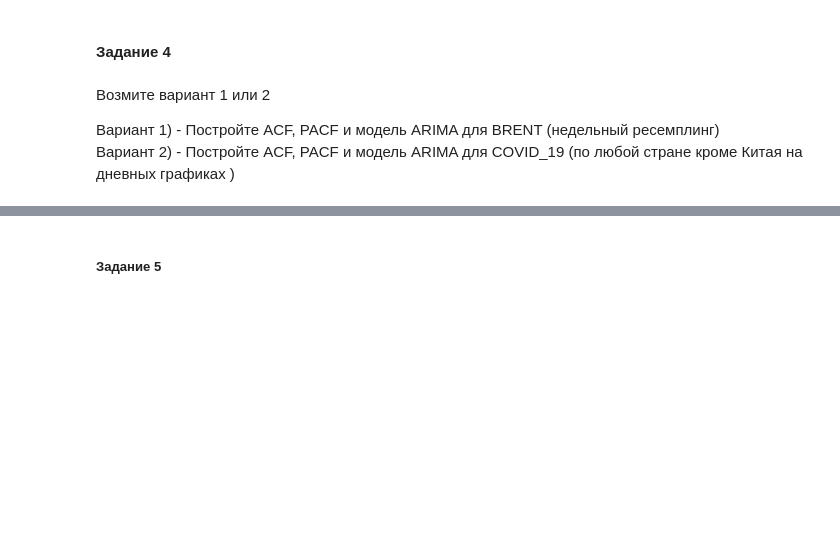
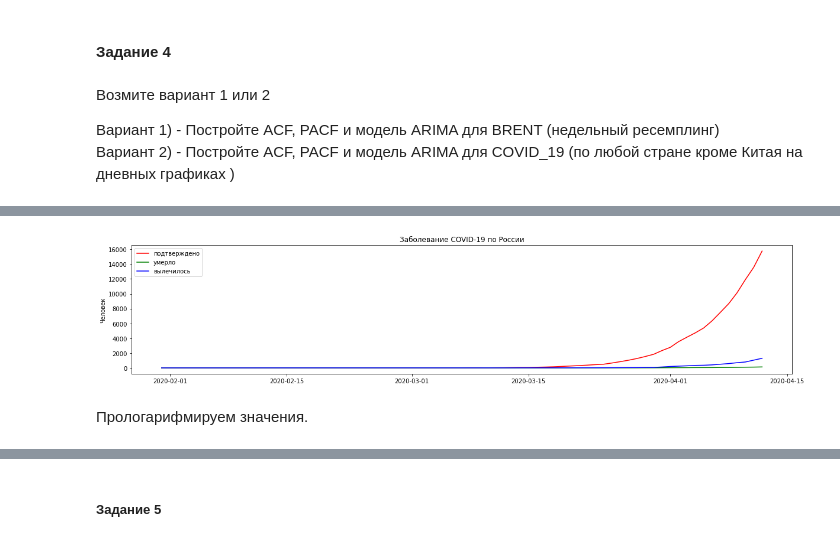
Before and after one commit to superbe/MachineLearningInBusiness, a Jupyter notebook: Lesson 3.ipynb, the cells around one changed output, grey strips where cells are left out. Cells and saved outputs as stored; diff of their text form; code cells hidden in the pictures; blank space fills up the shorter version.

```diff
--- a/Lesson 3.ipynb
+++ b/Lesson 3.ipynb
@@ -300,0 +300,2 @@ plt.show()
+# %%
+data = pd.read_csv('covid_19_data (3).csv', index_col=[1], parse_dates=[1])
@@ -300,0 +344,2 @@ plt.show()
+# %%
+df = data[data["Country/Region"] == 'Russia']
@@ -300,0 +368,13 @@ plt.show()
+# %%
+plt.figure(figsize =(20,4))
+plt.plot(df.index, df['Confirmed'], 'r', label ='подтверждено')
+plt.plot(df.index, df['Deaths'], 'g', label ='умерло')
+plt.plot(df.index, df['Recovered'], 'b', label ='вылечилось')
+plt.title('Заболевание COVID-19 по России')
+plt.ylabel('Человек')
+plt.legend()
+plt.show()
+# %% [output]
+[figure, added]
+# %% [markdown]
+Прологарифмируем значения.
```
Also changed, not shown: parts of 35 cells of this notebook.
